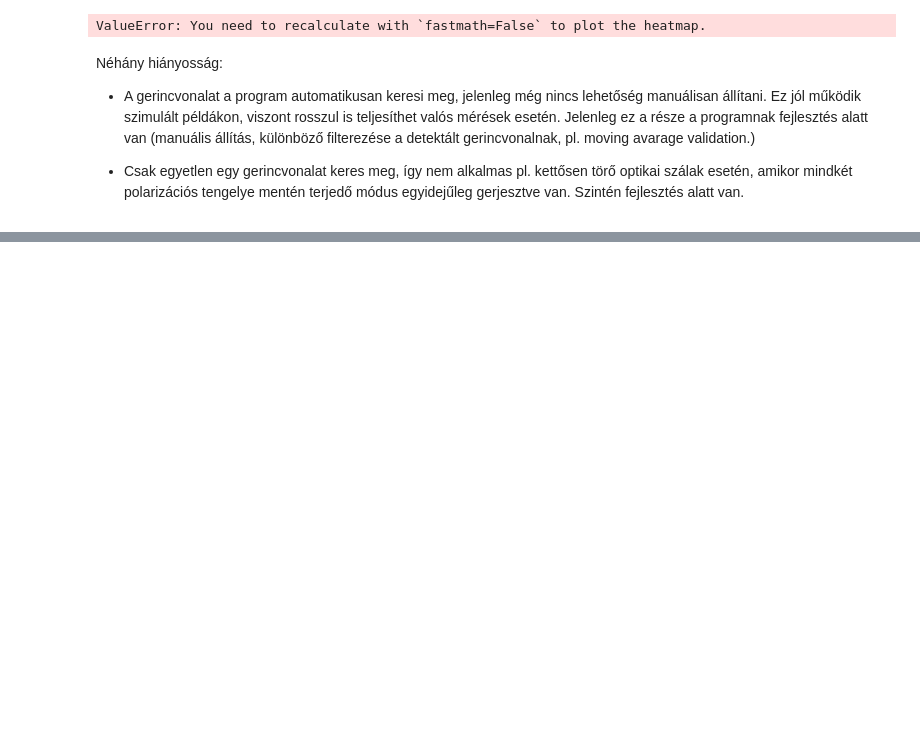
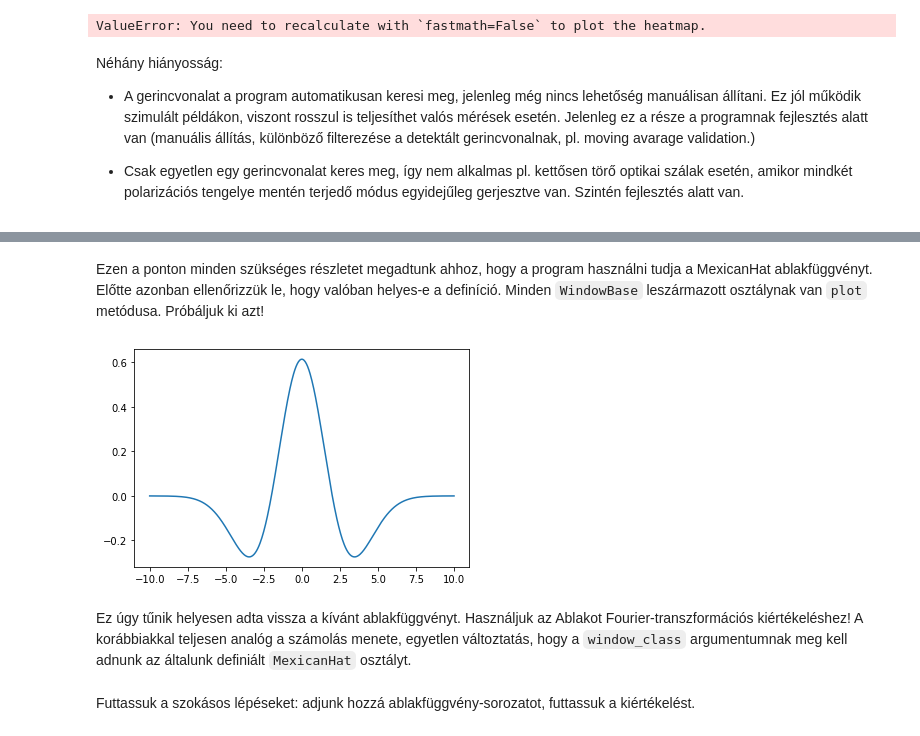
Before and after one commit to Ptrskay3/PySprint, a Jupyter notebook: doc/hu_wft.ipynb, the cells around one changed output, grey strips where cells are left out. Drawn from its saved outputs; the diff is of its cells as text; code cells hidden in the pictures; blank space fills up the shorter version.

Commit message:
added custom window + doc

```diff
--- a/doc/hu_wft.ipynb
+++ b/doc/hu_wft.ipynb
@@ -123,0 +180,24 @@ Néhány hiányosság:
+# %%
+import numpy as np
+from pysprint.core.window import WindowBase
+
+class MexicanHat(WindowBase):
+    def __init__(self, x, center, a):
+        self.x = x
+        self.center = center
+        self.a = a
+
+    @property
+    def y(self):
+        A = 2 / (np.sqrt(3 * self.a) * (np.pi ** 0.25))
+        ys = A * (1 - ((self.x - self.center) / self.a) ** 2) * np.exp(-0.5 * ((self.x - self.center) / self.a) ** 2)
+        return ys
+# %% [markdown]
+Ezen a ponton minden szükséges részletet megadtunk ahhoz, hogy a program használni tudja a MexicanHat ablakfüggvényt. Előtte azonban ellenőrizzük le, hogy valóban helyes-e a definíció. Minden `WindowBase` leszármazott osztálynak van `plot` metódusa. Próbáljuk ki azt!
+# %%
+hat = MexicanHat(x=np.linspace(-10, 10, 500), center=0, a=2)
+hat.plot()
+# %% [output]
+[figure, added]
+# %% [markdown]
+Ez úgy tűnik helyesen adta vissza a kívánt ablakfüggvényt. Használjuk az Ablakot Fourier-transzformációs kiértékeléshez! A korábbiakkal teljesen analóg a számolás menete, egyetlen változtatás, hogy a `window_class` argumentumnak meg kell adnunk az általunk definiált `MexicanHat` osztályt.
@@ -123,0 +209,2 @@ Néhány hiányosság:
+# %% [markdown]
+Futtassuk a szokásos lépéseket: adjunk hozzá ablakfüggvény-sorozatot, futtassuk a kiértékelést.
```
Also changed, not shown: parts of 11 cells of this notebook, 3 other files.
